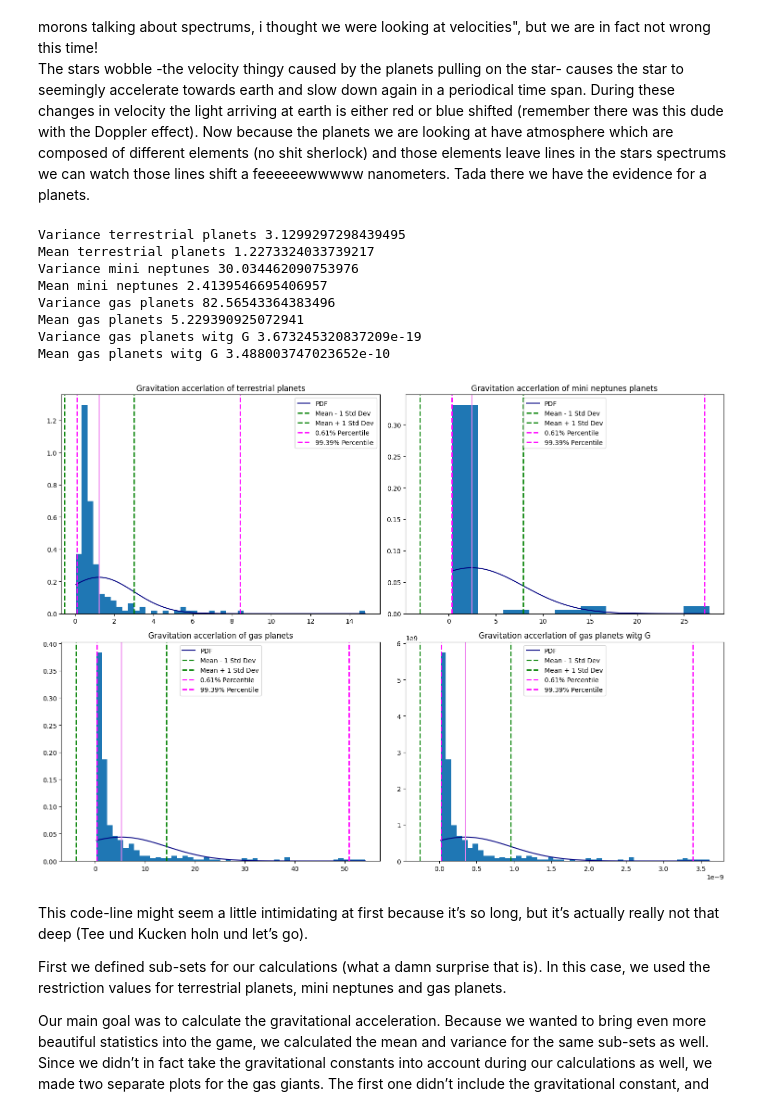
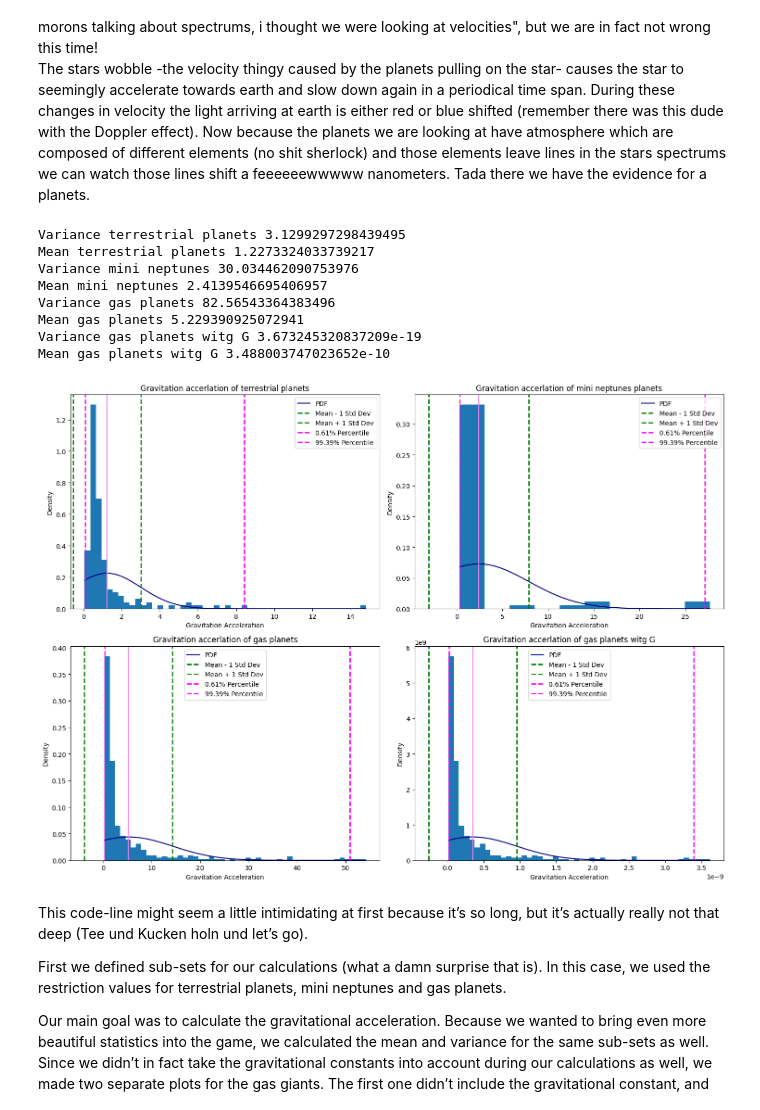
Before and after one commit to samkampitsch/data-and-statistics, a Jupyter notebook: Exoplanet_Mass_Radius/Exoplanets.ipynb, the cells around one changed output. Saved outputs shown, nothing was run; the diff lists cells and outputs as text; code cells hidden in the pictures.

```diff
--- a/Exoplanet_Mass_Radius/Exoplanets.ipynb
+++ b/Exoplanet_Mass_Radius/Exoplanets.ipynb
@@ -514,6 +514,8 @@ plt.axvline(percentile_1, color='magenta', linestyle='dashed', linewidth=2, labe
 plt.axvline(percentile_2, color='magenta', linestyle='dashed', linewidth=2, label='99.39% Percentile')
 
 plt.title("Gravitation accerlation of terrestrial planets")
+plt.xlabel('Gravitation Acceleration')
+plt.ylabel('Density')
 plt.legend()
 
 print("Variance terrestrial planets", variance_tr)
@@ -544,6 +546,8 @@ plt.axvline(percentile_1, color='magenta', linestyle='dashed', linewidth=2, labe
 plt.axvline(percentile_2, color='magenta', linestyle='dashed', linewidth=2, label='99.39% Percentile')
 
 plt.title("Gravitation accerlation of mini neptunes planets")
+plt.xlabel('Gravitation Acceleration')
+plt.ylabel('Density')
 plt.legend()
 
 print("Variance mini neptunes", variance_ga)
@@ -574,6 +578,8 @@ plt.axvline(percentile_1, color='magenta', linestyle='dashed', linewidth=2, labe
 plt.axvline(percentile_2, color='magenta', linestyle='dashed', linewidth=2, label='99.39% Percentile')
 
 plt.title("Gravitation accerlation of gas planets")
+plt.xlabel('Gravitation Acceleration')
+plt.ylabel('Density')
 plt.legend()
 
 print("Variance gas planets", variance_g)
@@ -592,34 +598,36 @@ plt.plot(x_range, pdf_g1, 'navy', label='PDF')
 mean_g1 = np.mean(g1)
 variance_g1 = np.var(g1)
 
 plt.axvline(mean_g1, color='violet')
 
 plt.axvline(np.mean(g1) - np.std(g1), color='green', linestyle='dashed', linewidth=2, label='Mean - 1 Std Dev')
 plt.axvline(np.mean(g1) + np.std(g1), color='green', linestyle='dashed', linewidth=2, label='Mean + 1 Std Dev')
 
 percentile_1 = np.percentile(g1, 0.61)
 percentile_2 = np.percentile(g1, 99.39)
 plt.axvline(percentile_1, color='magenta', linestyle='dashed', linewidth=2, label='0.61% Percentile')
 plt.axvline(percentile_2, color='magenta', linestyle='dashed', linewidth=2, label='99.39% Percentile')
 
 plt.title("Gravitation accerlation of gas planets witg G")
+plt.xlabel('Gravitation Acceleration')
+plt.ylabel('Density')
 plt.legend()
 
 print("Variance gas planets witg G", variance_g1)
 print("Mean gas planets witg G", mean_g1)
 
 plt.tight_layout()
 plt.show()
 # %% [output]
 Variance terrestrial planets 3.1299297298439495
 Mean terrestrial planets 1.2273324033739217
 Variance mini neptunes 30.034462090753976
 Mean mini neptunes 2.4139546695406957
 Variance gas planets 82.56543364383496
 Mean gas planets 5.229390925072941
 Variance gas planets witg G 3.673245320837209e-19
 Mean gas planets witg G 3.488003747023652e-10
-[figure, old version]
+[figure, new version]
 # %% [markdown]
 This code-line might seem a little intimidating at first because it’s so long, but it’s actually really not that deep (Tee und Kucken holn und let’s go).
 
```
Also changed, not shown: parts of 15 cells of this notebook.
